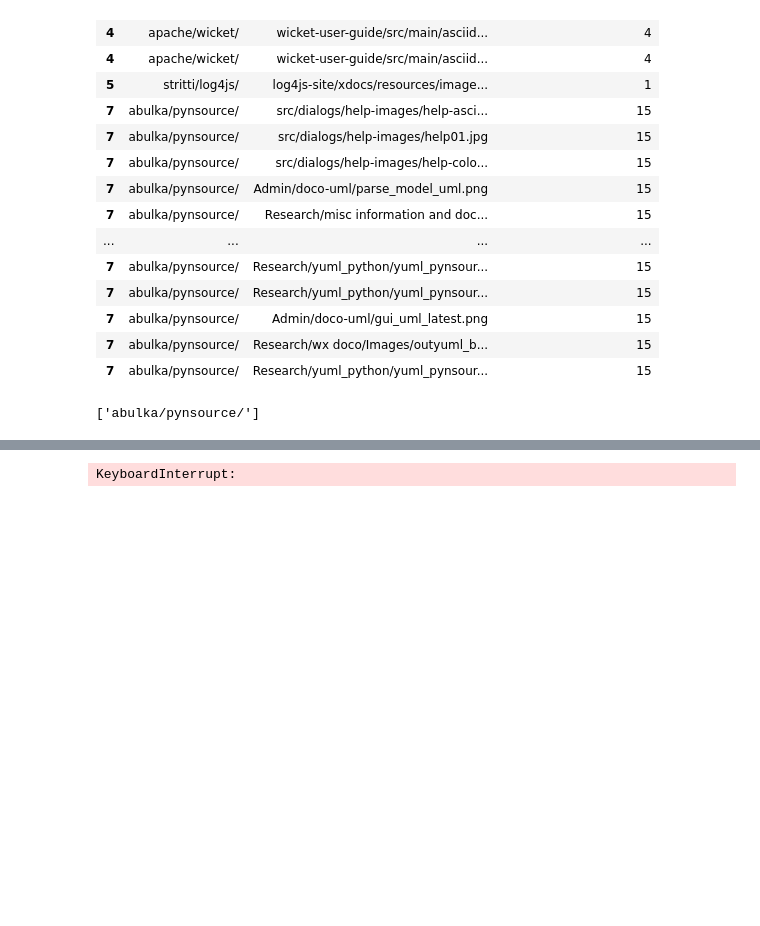
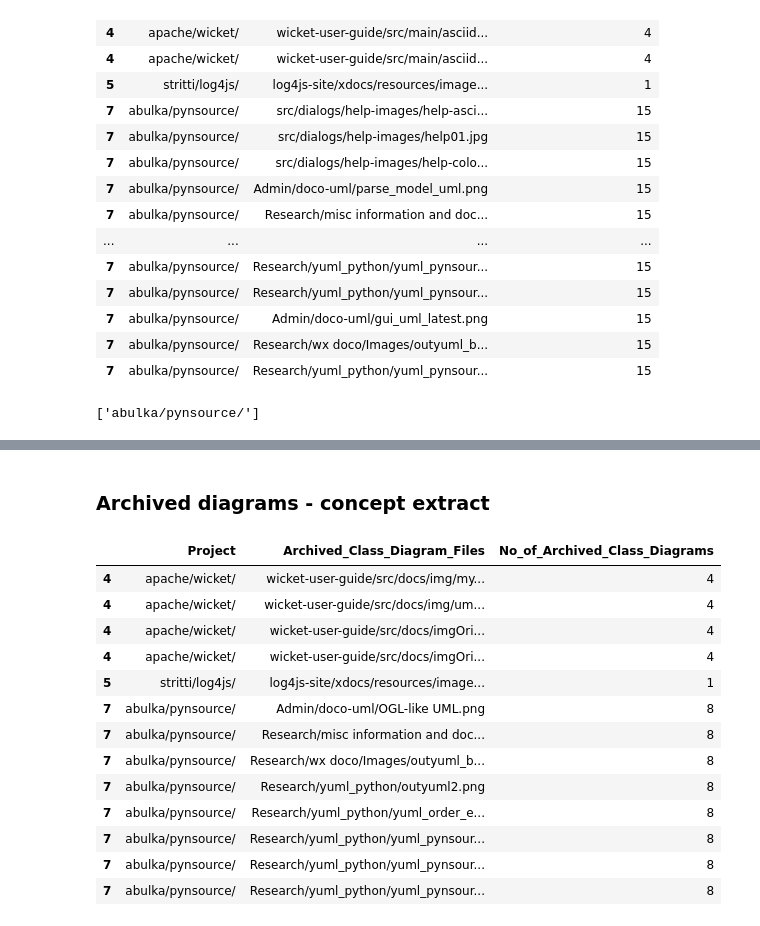
Before and after one commit to zakipauzi/uml_code_traceability, a Jupyter notebook: 3_extract_concepts.ipynb, the cells around one changed output, grey strips where cells are left out. Drawn from its saved outputs; the diff is of its cells as text; code cells hidden in the pictures; blank space fills up the shorter version.

Commit message:
current extraction complete

```diff
--- a/3_extract_concepts.ipynb
+++ b/3_extract_concepts.ipynb
@@ -336,7 +334,7 @@ import json
 for proj_name in outlier_proj_names:
     proj_df = out_sampled_cd_df_stars[out_sampled_cd_df_stars['Project'] == proj_name]
     class_diagrams = proj_df['Class_Diagram_Files'].tolist()
-    for class_diagram in tqdm(class_diagrams, desc=f"Processing Diagrams for {proj_name}, {class_diagram}", leave=False):
+    for class_diagram in tqdm(class_diagrams, desc=f"Processing Diagrams for {proj_name}", leave=False):
         file_path = os.path.join("class_diagrams", proj_name, os.path.basename(class_diagram))
         if not os.path.exists(file_path):
             print(f"File not found: {file_path}")
@@ -354,5 +352,31 @@ for proj_name in outlier_proj_names:
                 with open(os.path.join(project_folder, f"{os.path.basename(class_diagram)}.txt"), "w") as file:
                     file.write(output)
                 continue
-# %% [output]
-KeyboardInterrupt:
+# %% [markdown]
+### Archived diagrams - concept extract
+# %%
+outlier_proj_names = ['apache/wicket/','stritti/log4js/','abulka/pynsource/']
+
+out_sampled_cd_df_stars = pd.read_csv('out_sampled_cd_df_stars.csv')
+out_sampled_cd_df_stars['Archived_Class_Diagram_Files'] = out_sampled_cd_df_stars['Archived_Class_Diagram_Files'].apply(lambda x: ast.literal_eval(x))
+
+out_sampled_cd_df_stars = out_sampled_cd_df_stars[out_sampled_cd_df_stars['Project'].isin(outlier_proj_names)]
+out_sampled_cd_df_stars = out_sampled_cd_df_stars[['Project',	'Archived_Class_Diagram_Files',	'No_of_Archived_Class_Diagrams']]
+# explode the class diagram files
+out_sampled_cd_df_stars = out_sampled_cd_df_stars.explode('Archived_Class_Diagram_Files')
+out_sampled_cd_df_stars
+# %% [output]
+|  | Project | Archived_Class_Diagram_Files | No_of_Archived_Class_Diagrams |
+| 4 | apache/wicket/ | wicket-user-guide/src/docs/img/my... | 4 |
+| 4 | apache/wicket/ | wicket-user-guide/src/docs/img/um... | 4 |
+| 4 | apache/wicket/ | wicket-user-guide/src/docs/imgOri... | 4 |
+| 4 | apache/wicket/ | wicket-user-guide/src/docs/imgOri... | 4 |
+| 5 | stritti/log4js/ | log4js-site/xdocs/resources/image... | 1 |
+| 7 | abulka/pynsource/ | Admin/doco-uml/OGL-like UML.png | 8 |
+| 7 | abulka/pynsource/ | Research/misc information and doc... | 8 |
+| 7 | abulka/pynsource/ | Research/wx doco/Images/outyuml_b... | 8 |
+| 7 | abulka/pynsource/ | Research/yuml_python/outyuml2.png | 8 |
+| 7 | abulka/pynsource/ | Research/yuml_python/yuml_order_e... | 8 |
+| 7 | abulka/pynsource/ | Research/yuml_python/yuml_pynsour... | 8 |
+| 7 | abulka/pynsource/ | Research/yuml_python/yuml_pynsour... | 8 |
+| 7 | abulka/pynsource/ | Research/yuml_python/yuml_pynsour... | 8 |
```
Also changed, not shown: parts of 5 cells of this notebook, 17 other files.
